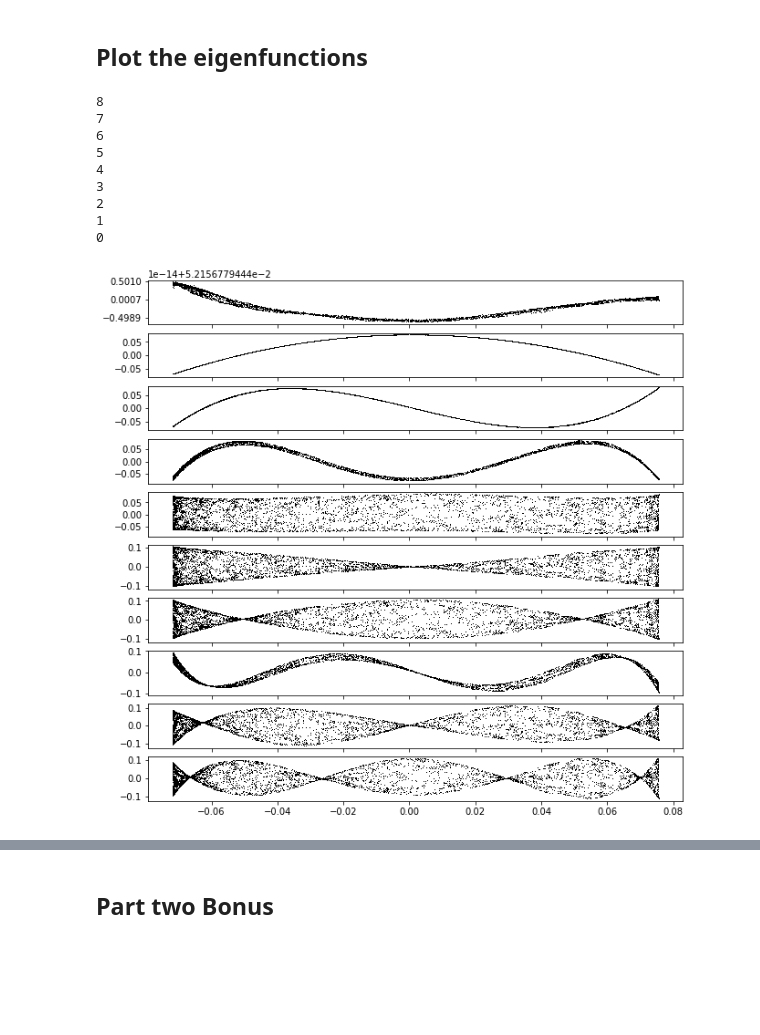
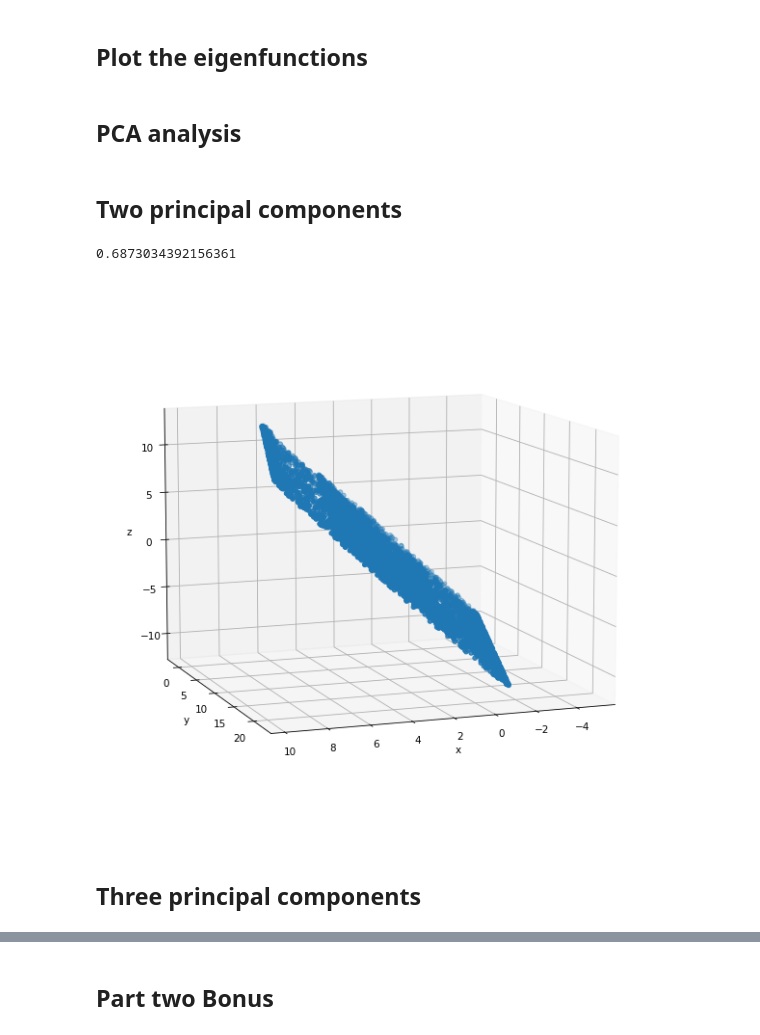
Before and after one commit to gjke/CrowdModelingExercise4, a Jupyter notebook: Task2.ipynb, the cells around one changed output, grey strips where cells are left out. Cells and saved outputs as stored; diff of their text form; code cells hidden in the pictures; blank space fills up the shorter version.

```diff
--- a/Task2.ipynb
+++ b/Task2.ipynb
@@ -142,24 +149,35 @@ eigenvalues,eigenvectors = diffusion_map(swiss_roll,amount_of_vectors = 11)
 # %% [markdown]
 ## Plot the eigenfunctions
 # %%
-fig, ax = plt.subplots(10,sharex=True)
-fig.set_size_inches(10.5, 10.5)
-steps = 5000
-X = [0,0,0,0,0,0,0,0,0,0,0]
-X[0],X[1],X[2],X[3],X[4],X[5],X[6],X[7],X[8],X[9],X[10]= zip(*eigenvectors)
-for z in reversed(range(0,9)):
-    print(z)
-    ax[1+8-z].plot(X[9], X[z],',k')
-ax[0].plot(X[9],X[10],',k')
+fig, ax = plt.subplots(2,5,sharex=True)
+fig.set_size_inches(30, 10.5)
+X = [0,0,0,0,0,0,0,0,0,0]
+X[0],X[1],X[2],X[3],X[4],X[5],X[6],X[7],X[8],X[9]= zip(*eigenvectors)
+for i in range(2):
+    for j in range(5):
+        ax[i][j].set_ylabel('\u03A6'+str(9-(j*2+i)))
+        ax[i][j].scatter(X[8],X[j*2+i],c = X[8],cmap = 'viridis')
+
+#ax[0].set_ylabel('\u03A6'+str(0))
+#ax[0].plot(X[9],X[10],',k')
 plt.show()
-# %% [output]
-8
-7
-6
-5
-4
-3
-2
-1
-0
-[figure, removed]
+# %% [markdown]
+## PCA analysis
+# %% [markdown]
+## Two principal components
+# %%
+projected_points, r, energy, V = pca(2, swiss_roll)
+print(energy[0]+energy[1])
+fig = plt.figure(figsize=(10, 10))
+ax = fig.add_subplot(111, projection="3d")
+X,Y,Z = zip(*r)
+ax.scatter(X,Y,Z)
+ax.set_xlabel("x")
+ax.set_ylabel("y")
+ax.set_zlabel("z")
+ax.view_init(10, 70)
+# %% [output]
+0.6873034392156361
+[figure, added]
+# %% [markdown]
+## Three principal components
```
Also changed, not shown: parts of 17 cells of this notebook.
